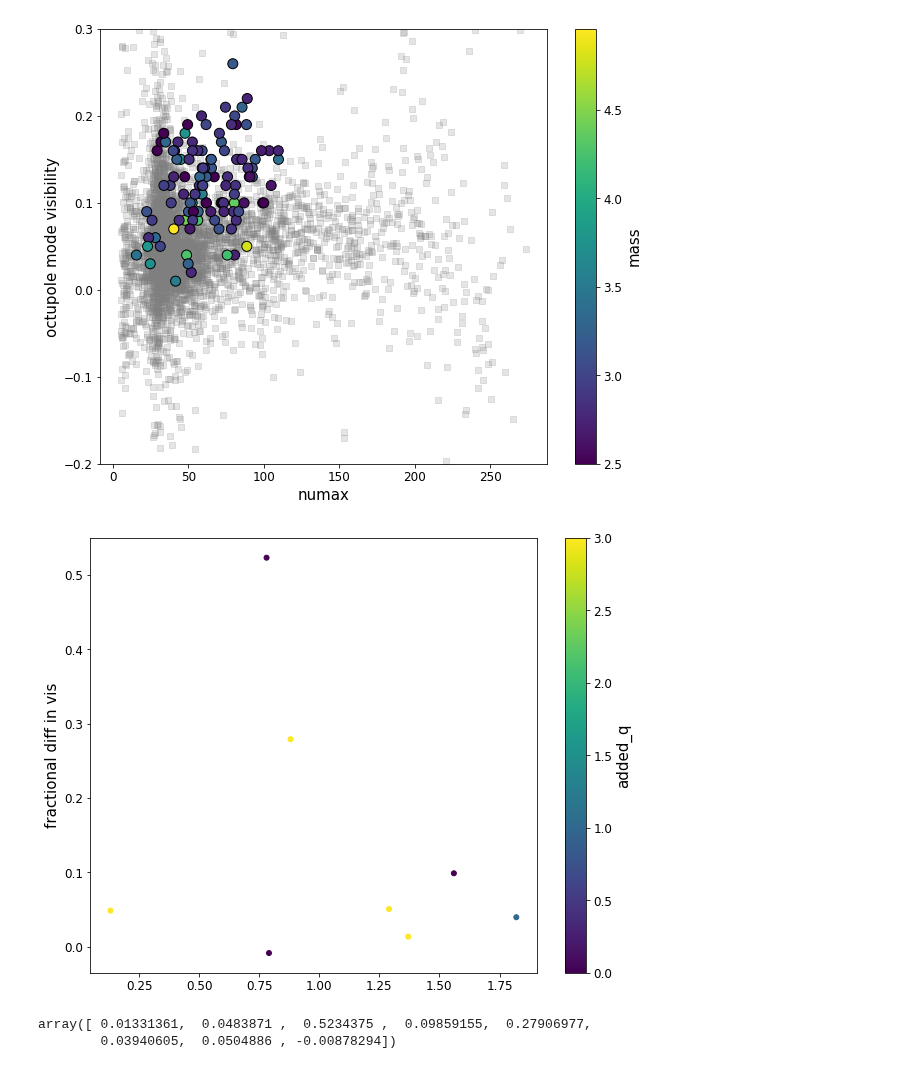
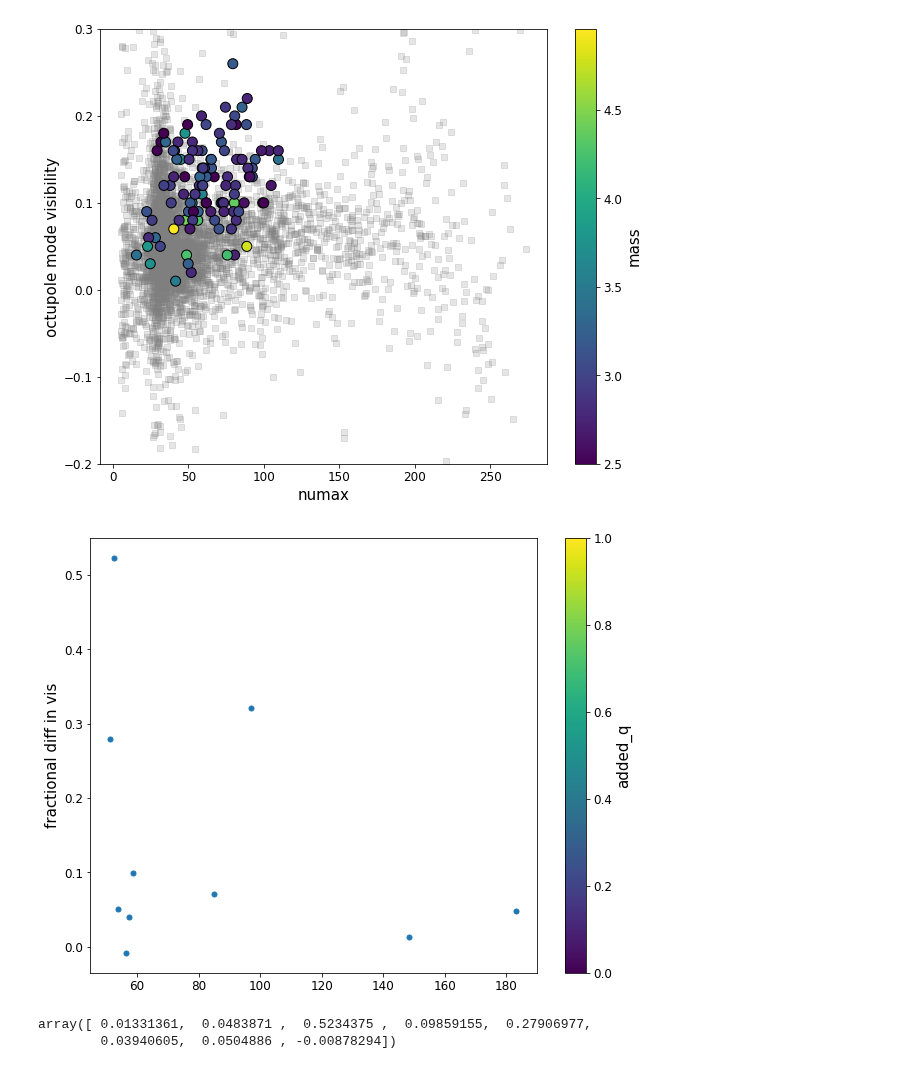
Before and after one commit to courtcraw/Notebooks, a Jupyter notebook: mode_visibilities.ipynb, the cells around one changed output. Cells and saved outputs as stored; diff of their text form; code cells hidden in the pictures.

```diff
--- a/mode_visibilities.ipynb
+++ b/mode_visibilities.ipynb
@@ -471,24 +471,23 @@ plt.show()
 # %%
 added_q = [3,3,0,0,3,1,3,0]
 duty_cycle = [18,18,7,8,18,15,18,7]
 
-plt.scatter(vistest_dipole,(np.asarray(vistest_dipole)-np.asarray(dennis_dipole))/np.asarray(dennis_dipole),
-            c=added_q,cmap='viridis',
+plt.scatter(vistest_numax,(np.asarray(vistest_dipole)-np.asarray(dennis_dipole))/np.asarray(dennis_dipole),
             label='dipole')
 # plt.scatter(vistest_quadru,(np.asarray(vistest_quadru)-np.asarray(dennis_quadru))/np.asarray(dennis_quadru),
 #             label='quadru')
 # plt.scatter(vistest_octupo,(np.asarray(vistest_octupo)-np.asarray(dennis_octupo))/np.asarray(dennis_octupo),
 #             label='octupo')
 
 plt.colorbar(label='added_q')
 # plt.xlabel('numax')
 plt.ylabel('fractional diff in vis')
 # plt.yscale('log')
 # plt.xscale('log')
 # plt.legend()
 plt.show()
 # %% [output]
-[figure, old version]
+[figure, new version]
 # %%
 (np.asarray(vistest_dipole)-np.asarray(dennis_dipole))/np.asarray(dennis_dipole)
 # %% [output]
```
Also changed, not shown: parts of 1 cell of this notebook, 1 other file.
